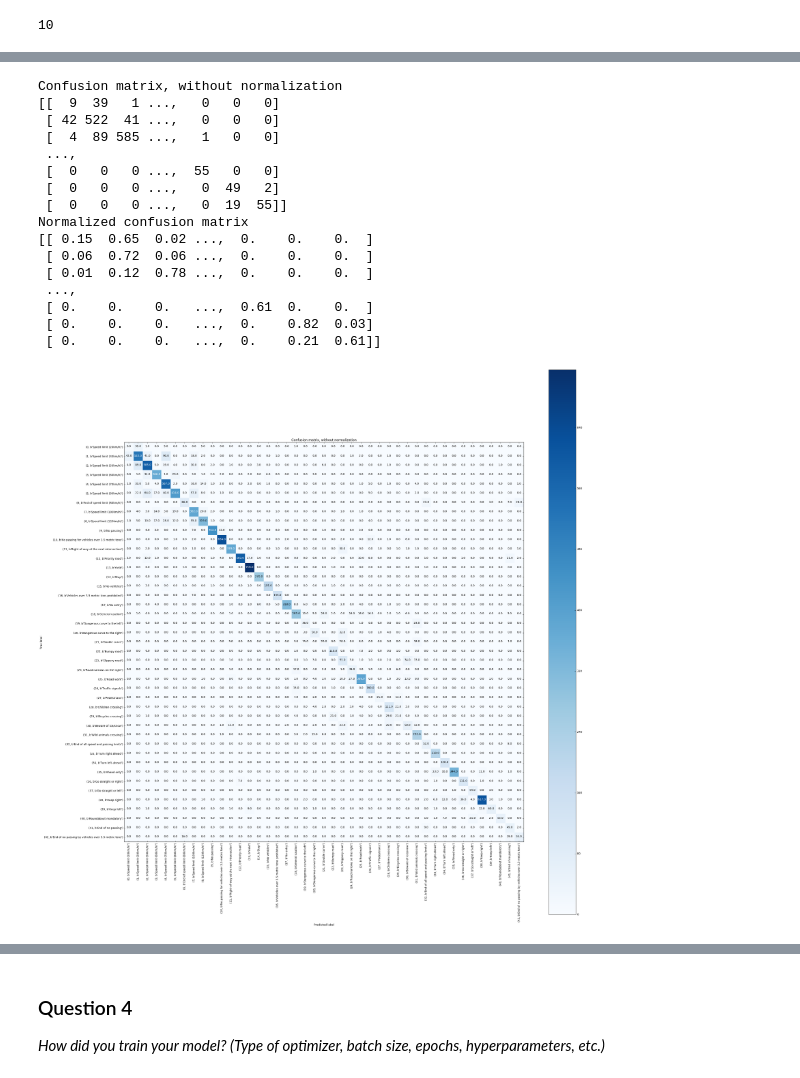
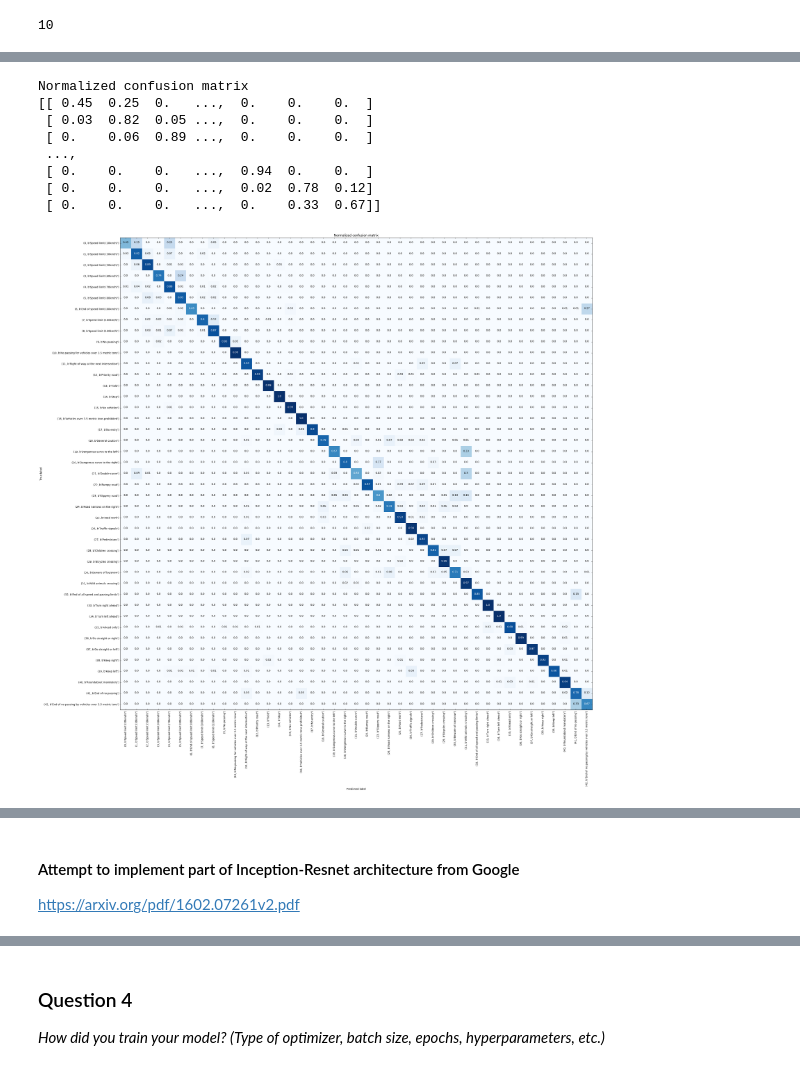
Before and after one commit to rdjondo/CarND-Traffic-Sign-Classifier-Project, a Jupyter notebook: Traffic_Sign_Classifier.ipynb, the cells around one changed output, grey strips where cells are left out. Cells and saved outputs as stored; diff of their text form; code cells hidden in the pictures.

```diff
--- a/Traffic_Sign_Classifier.ipynb
+++ b/Traffic_Sign_Classifier.ipynb
@@ -399,8 +399,9 @@ def generateAllImages(num_image_per_categ, X_train_norm, y_train, labels):
     return X_traingen_norm_list, y_traingen_list
 # %%
 # We want to generate this number of images per category
-num_image_per_categ = 2500
-X_traingen_norm_list, y_traingen_list = generateAllImages(num_image_per_categ,
+NUM_IMAGES_PER_CATEG = 2500
+
+X_traingen_norm_list, y_traingen_list = generateAllImages(NUM_IMAGES_PER_CATEG,
                                                           X_train_norm, y_train, labels)
 # %% [output]
 Number of training images per label
@@ -639,8 +641,8 @@ def LeNet(x, dropout):
     in_channels =  flat_layer2.get_shape()[-1].value
     shape = [in_channels, 120]
     weights = add_weights(weights,  'w3_full', shape)
-    bias = add_bias(weights,  'b3_full', [shape[-1]])
-    full_layer3 = tf.matmul(flat_layer2, weights['w3_full']) + bias['b3_full']
+    biases = add_bias(biases,  'b3_full', [shape[-1]])
+    full_layer3 = tf.matmul(flat_layer2, weights['w3_full']) + biases['b3_full']
 
     # TODO: Activation.
     # layer3 = tf.nn.relu(full_layer3)
@@ -651,8 +653,8 @@ def LeNet(x, dropout):
     in_channels =  layer3.get_shape()[-1].value
     shape = [in_channels, 84]
     weights = add_weights(weights,  'w4_full', shape)
-    bias = add_bias(weights,  'b4_full', [shape[-1]])
-    full_layer4 = tf.matmul(layer3, weights['w4_full']) + bias['b4_full']
+    biases = add_bias(biases,  'b4_full', [shape[-1]])
+    full_layer4 = tf.matmul(layer3, weights['w4_full']) + biases['b4_full']
 
     # TODO: Activation.
     #layer4 = tf.nn.relu(full_layer4)
@@ -662,8 +664,8 @@ def LeNet(x, dropout):
     in_channels =  layer4.get_shape()[-1].value
     shape = [in_channels, 43]
     weights = add_weights(weights,  'w5_full', shape)
-    bias = add_bias(weights,  'b5_full', [shape[-1]])
-    full_layer5 = tf.matmul(layer4, weights['w5_full']) + bias['b5_full']
+    biases = add_bias(biases,  'b5_full', [shape[-1]])
+    full_layer5 = tf.matmul(layer4, weights['w5_full']) + biases['b5_full']
 
     logits = full_layer5
 
@@ -732,7 +738,7 @@ def train(netName, training_operation, accuracy_operation,
 # %%
 ### Train your model here.
 ### Feel free to use as many code cells as needed.
-dropout = 1  # Dropout, probability to keep units
+dropout = .8  # Dropout, probability to keep units
 EPOCHS = 20
 BATCH_SIZE = 256
 # %%
@@ -834,18 +848,19 @@ def plot_confusion_matrix(cm, classes,
     This function prints and plots the confusion matrix.
     Normalization can be applied by setting `normalize=True`.
     """
-    plt.imshow(cm, interpolation='nearest', cmap=cmap)
-    plt.title(title)
-    plt.colorbar()
-    tick_marks = np.arange(len(classes))
-    plt.xticks(tick_marks, classes, rotation=90)
-    plt.yticks(tick_marks, classes)
 
     if normalize:
         cm = cm.astype('float') / cm.sum(axis=1)[:, np.newaxis]
         print("Normalized confusion matrix")
     else:
         print('Confusion matrix, without normalization')
+
+    plt.imshow(cm, interpolation='nearest', cmap=cmap)
+    plt.title(title)
+    tick_marks = np.arange(len(classes))
+    plt.xticks(tick_marks, classes, rotation=90)
+    plt.yticks(tick_marks, classes)
+
 
     print(cm)
 
@@ -862,38 +877,25 @@ def plot_confusion_matrix(cm, classes,
 # %%
 from project_lib import utils
 
 
 # Compute confusion matrix
 cnf_matrix = utils.confusion_matrix(y_test, y_pred)
 np.set_printoptions(precision=2)
 
 
-# Plot non-normalized confusion matrix
-plt.figure(figsize=(30,30))
-plot_confusion_matrix(cnf_matrix, classes= labels,
-                      title='Confusion matrix, without normalization')
-
 # Plot normalized confusion matrix
 plt.figure(figsize=(30,30))
 plot_confusion_matrix(cnf_matrix, classes=labels, normalize=True,
                       title='Normalized confusion matrix')
 
 plt.show()
 # %% [output]
-Confusion matrix, without normalization
-[[  9  39   1 ...,   0   0   0]
- [ 42 522  41 ...,   0   0   0]
- [  4  89 585 ...,   1   0   0]
+Normalized confusion matrix
+[[ 0.45  0.25  0.   ...,  0.    0.    0.  ]
+ [ 0.03  0.82  0.05 ...,  0.    0.    0.  ]
+ [ 0.    0.06  0.89 ...,  0.    0.    0.  ]
  ...,
- [  0   0   0 ...,  55   0   0]
- [  0   0   0 ...,   0  49   2]
- [  0   0   0 ...,   0  19  55]]
-Normalized confusion matrix
-[[ 0.15  0.65  0.02 ...,  0.    0.    0.  ]
- [ 0.06  0.72  0.06 ...,  0.    0.    0.  ]
- [ 0.01  0.12  0.78 ...,  0.    0.    0.  ]
- ...,
- [ 0.    0.    0.   ...,  0.61  0.    0.  ]
- [ 0.    0.    0.   ...,  0.    0.82  0.03]
- [ 0.    0.    0.   ...,  0.    0.21  0.61]]
+ [ 0.    0.    0.   ...,  0.94  0.    0.  ]
+ [ 0.    0.    0.   ...,  0.02  0.78  0.12]
+ [ 0.    0.    0.   ...,  0.    0.33  0.67]]
-[figure, old version]
+[figure, new version]
@@ -900,0 +902,3 @@ Normalized confusion matrix
+# %% [markdown]
+#### Attempt to implement part of Inception-Resnet architecture from Google
+https://arxiv.org/pdf/1602.07261v2.pdf
```
Also changed, not shown: parts of 14 cells of this notebook.
